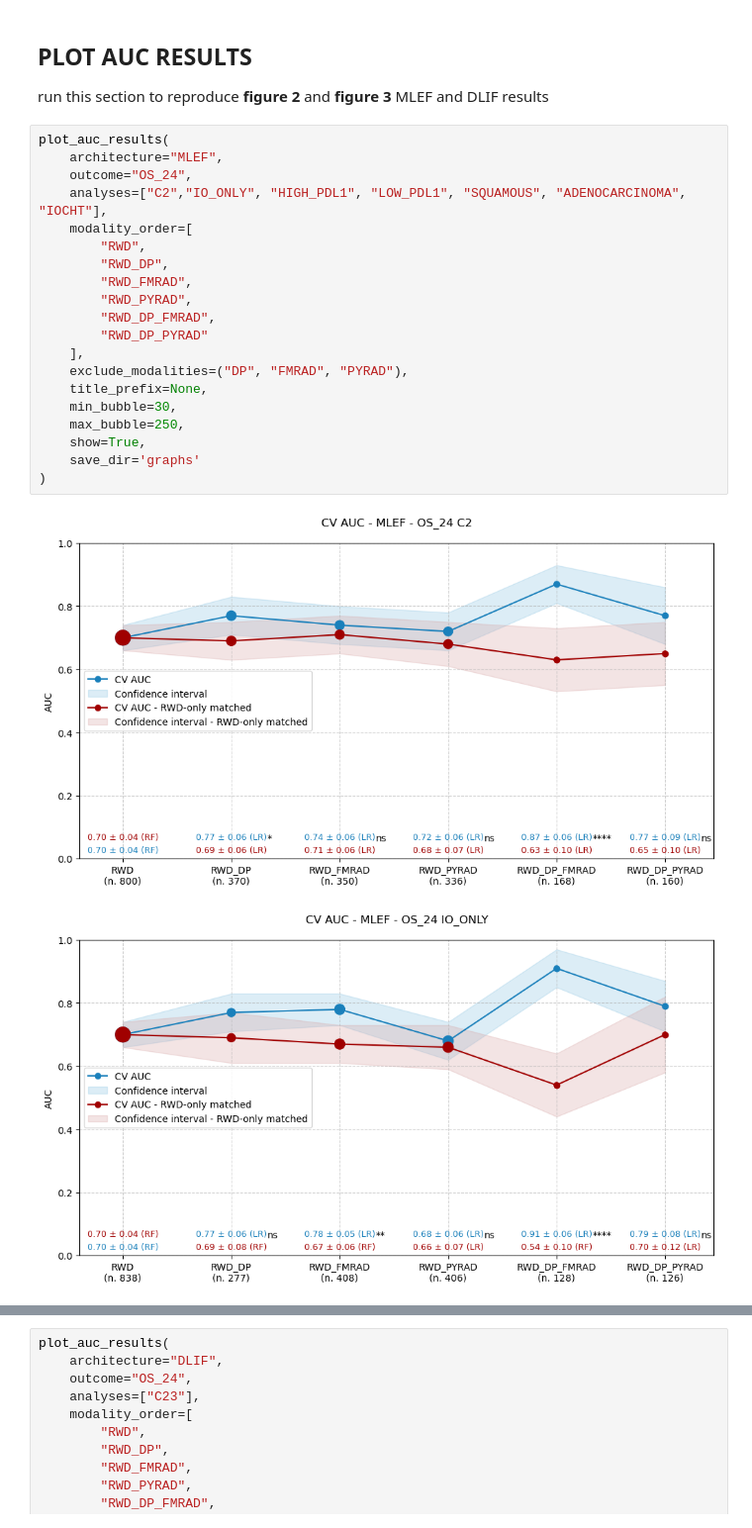
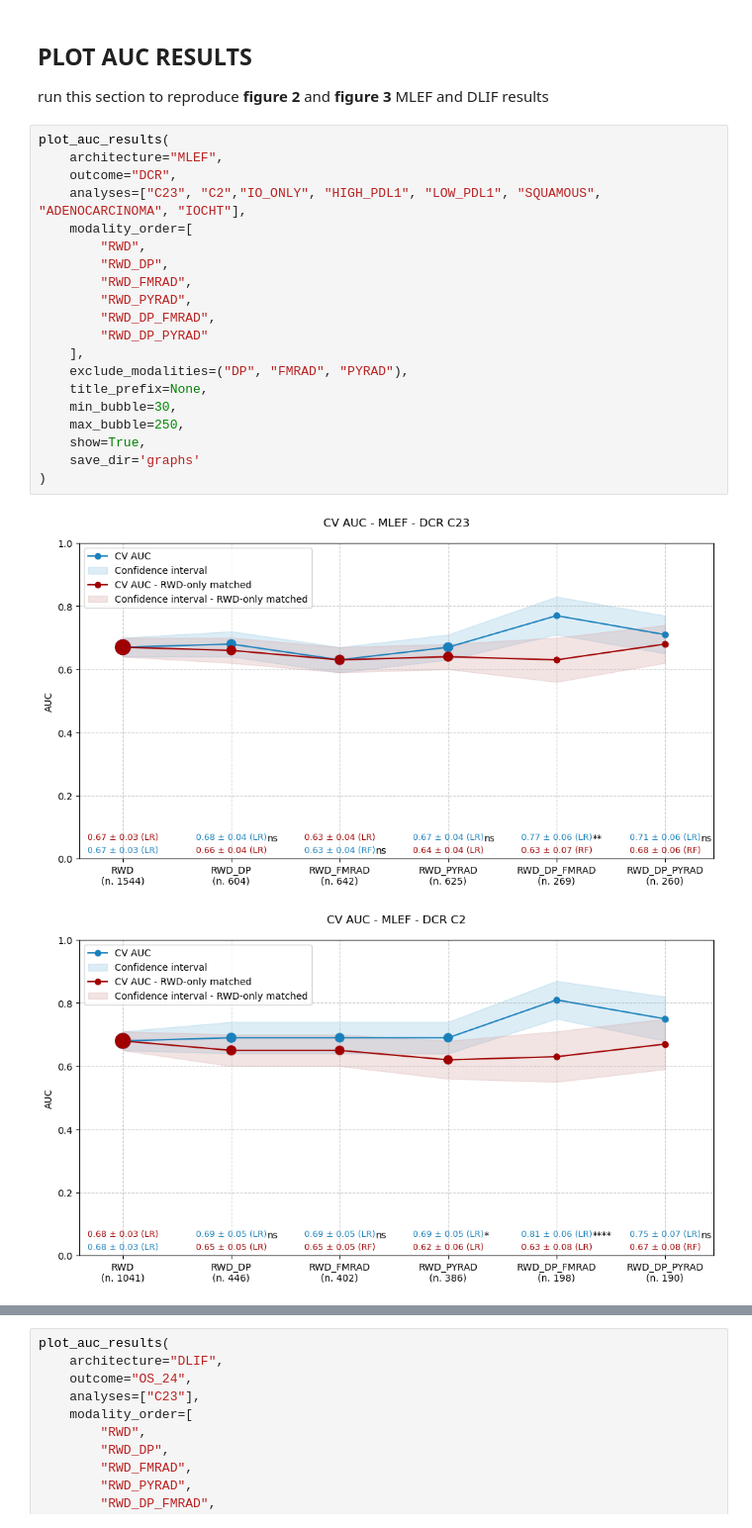
Before and after one commit to CostanzaSiniscalchi/I3LUNG_PDSS, a Jupyter notebook: graphs_classification.ipynb, the cells around one changed output, grey strips where cells are left out. Shown at 99% size. Saved outputs shown, nothing was run; the diff lists cells and outputs as text.

Commit message:
graphs

```diff
--- a/graphs_classification.ipynb
+++ b/graphs_classification.ipynb
@@ -46,23 +46,23 @@ run this section to reproduce **figure 2** and **figure 3** MLEF and DLIF result
 # %%
 plot_auc_results(
     architecture="MLEF",
-    outcome="OS_24",
-    analyses=["C2","IO_ONLY", "HIGH_PDL1", "LOW_PDL1", "SQUAMOUS", "ADENOCARCINOMA", "IOCHT"],
+    outcome="DCR",
+    analyses=["C23", "C2","IO_ONLY", "HIGH_PDL1", "LOW_PDL1", "SQUAMOUS", "ADENOCARCINOMA", "IOCHT"],
     modality_order=[
         "RWD",
         "RWD_DP",
         "RWD_FMRAD",
         "RWD_PYRAD",
         "RWD_DP_FMRAD",
         "RWD_DP_PYRAD"
     ],
     exclude_modalities=("DP", "FMRAD", "PYRAD"),
     title_prefix=None,
     min_bubble=30,
     max_bubble=250,
     show=True,
     save_dir='graphs'
 )
 # %% [output]
-[figure, old version]
+[figure, new version]
-[figure, old version]
+[figure, new version]
```
Also changed, not shown: parts of 3 cells of this notebook, 55 other files.
